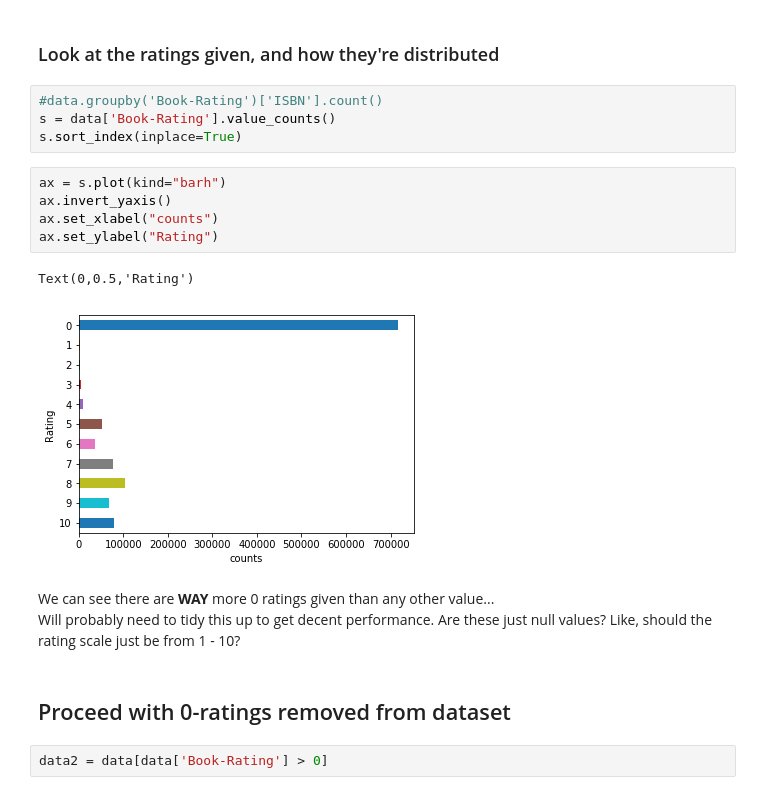
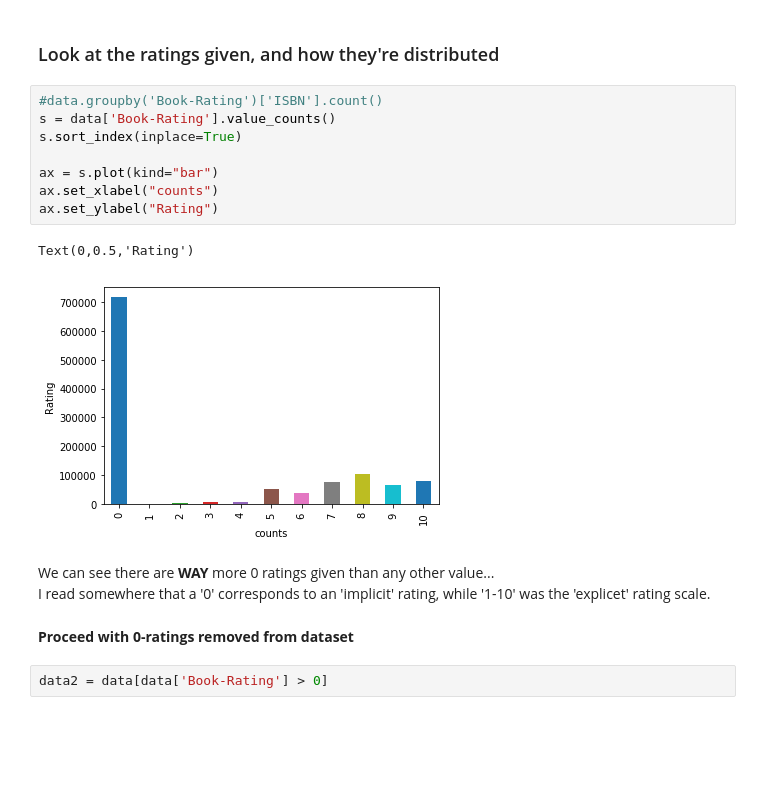
Before and after one commit to tttgm/fellowshipai, a Jupyter notebook: Book-Crossing-Recommender.ipynb, the cells around one changed output. Cells and saved outputs as stored; diff of their text form; blank space fills up the shorter version.

```diff
--- a/Book-Crossing-Recommender.ipynb
+++ b/Book-Crossing-Recommender.ipynb
@@ -178,20 +163,19 @@ There are far more ISBN numbers in the RATINGS table that don't appear in BOOKS.
 # %%
 #data.groupby('Book-Rating')['ISBN'].count()
 s = data['Book-Rating'].value_counts()
 s.sort_index(inplace=True)
+
+ax = s.plot(kind="bar")
+ax.set_xlabel("counts")
+ax.set_ylabel("Rating")
+# %% [output]
+Text(0,0.5,'Rating')
+[figure, added]
-# %%
-ax = s.plot(kind="barh")
-ax.invert_yaxis()
-ax.set_xlabel("counts")
-ax.set_ylabel("Rating")
-# %% [output]
-Text(0,0.5,'Rating')
-[figure, removed]
 # %% [markdown]
 We can see there are **WAY** more 0 ratings given than any other value...
-Will probably need to tidy this up to get decent performance. Are these just null values? Like, should the rating scale just be from 1 - 10?
+I read somewhere that a '0' corresponds to an 'implicit' rating, while '1-10' was the 'explicet' rating scale.
 # %% [markdown]
-## Proceed with 0-ratings removed from dataset
+**Proceed with 0-ratings removed from dataset**
 # %%
 data2 = data[data['Book-Rating'] > 0]
 # %%
```
Also changed, not shown: parts of 38 cells of this notebook.
